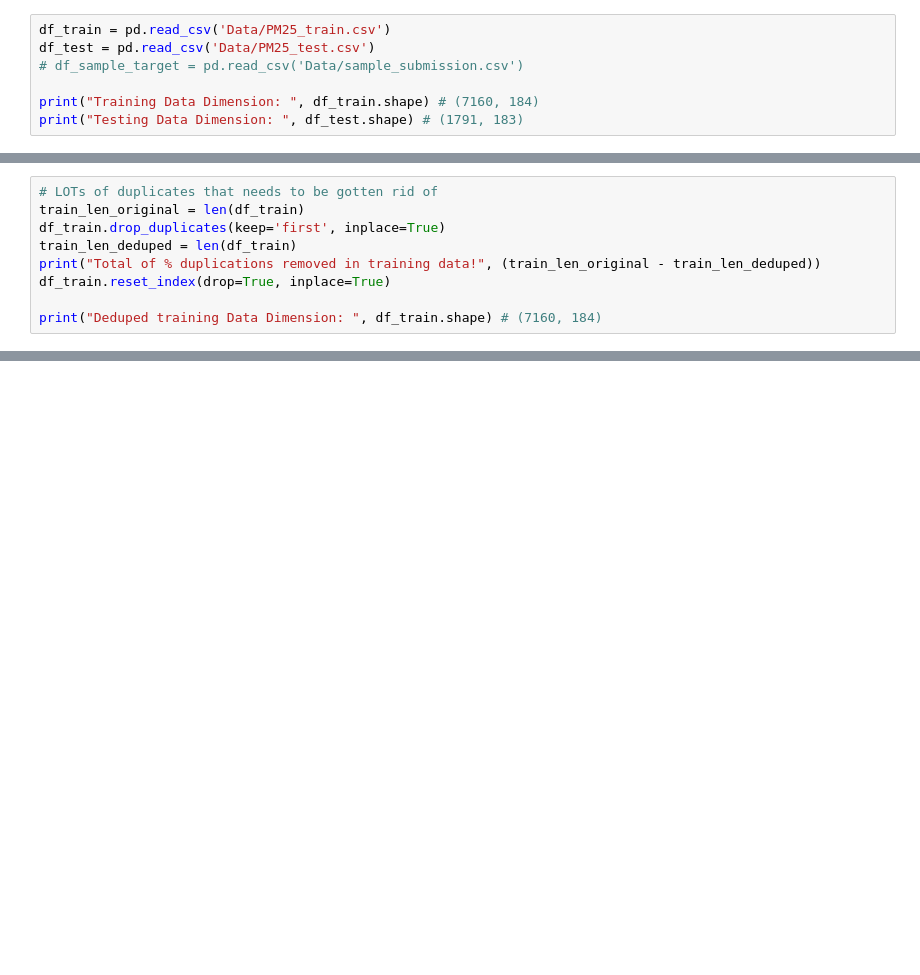
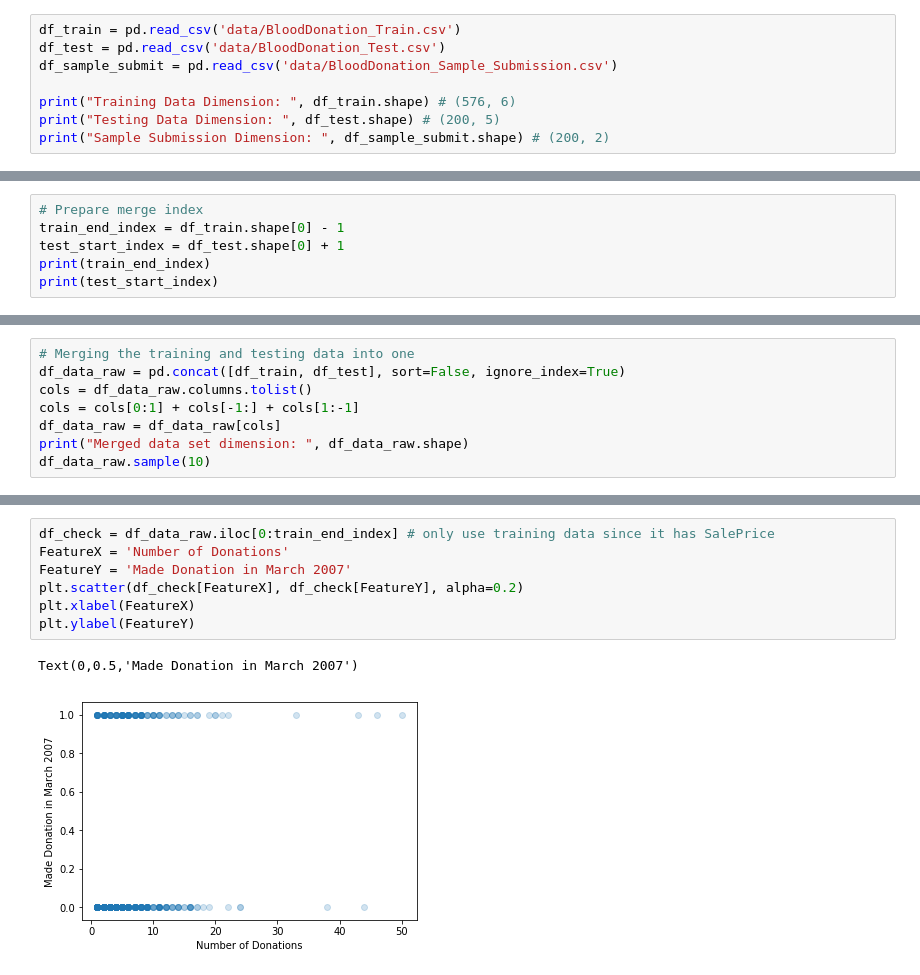
Before and after one commit to bing1106/Google_Analytics_Customer_Revenue_Prediction, a Jupyter notebook: src/blood_preprocessing_Bing.ipynb, the cells around one changed output, grey strips where cells are left out. Drawn from its saved outputs; the diff is of its cells as text; blank space fills up the shorter version.

```diff
--- a/src/blood_preprocessing_Bing.ipynb
+++ b/src/blood_preprocessing_Bing.ipynb
@@ -14,7 +15,8 @@ set working directory
 # %%
-df_train = pd.read_csv('Data/PM25_train.csv')
-df_test = pd.read_csv('Data/PM25_test.csv')
-# df_sample_target = pd.read_csv('Data/sample_submission.csv')
+df_train = pd.read_csv('data/BloodDonation_Train.csv')
+df_test = pd.read_csv('data/BloodDonation_Test.csv')
+df_sample_submit = pd.read_csv('data/BloodDonation_Sample_Submission.csv')
 
-print("Training Data Dimension: ", df_train.shape) # (7160, 184)
-print("Testing Data Dimension: ", df_test.shape) # (1791, 183)
+print("Training Data Dimension: ", df_train.shape) # (576, 6)
+print("Testing Data Dimension: ", df_test.shape) # (200, 5)
+print("Sample Submission Dimension: ", df_sample_submit.shape) # (200, 2)
@@ -21,9 +27,6 @@ print("Testing Data Dimension: ", df_test.shape) # (1791, 183)
-# %%
-# LOTs of duplicates that needs to be gotten rid of
-train_len_original = len(df_train)
-df_train.drop_duplicates(keep='first', inplace=True)
-train_len_deduped = len(df_train)
-print("Total of % duplications removed in training data!", (train_len_original - train_len_deduped))
-df_train.reset_index(drop=True, inplace=True)
-
-print("Deduped training Data Dimension: ", df_train.shape) # (7160, 184)
+# %%
+# Prepare merge index
+train_end_index = df_train.shape[0] - 1
+test_start_index = df_test.shape[0] + 1
+print(train_end_index)
+print(test_start_index)
@@ -29,0 +54,8 @@ print("Deduped training Data Dimension: ", df_train.shape) # (7160, 184)
+# %%
+# Merging the training and testing data into one
+df_data_raw = pd.concat([df_train, df_test], sort=False, ignore_index=True)
+cols = df_data_raw.columns.tolist()
+cols = cols[0:1] + cols[-1:] + cols[1:-1]
+df_data_raw = df_data_raw[cols]
+print("Merged data set dimension: ", df_data_raw.shape)
+df_data_raw.sample(10)
@@ -29,0 +86,10 @@ print("Deduped training Data Dimension: ", df_train.shape) # (7160, 184)
+# %%
+df_check = df_data_raw.iloc[0:train_end_index] # only use training data since it has SalePrice
+FeatureX = 'Number of Donations'
+FeatureY = 'Made Donation in March 2007'
+plt.scatter(df_check[FeatureX], df_check[FeatureY], alpha=0.2)
+plt.xlabel(FeatureX)
+plt.ylabel(FeatureY)
+# %% [output]
+Text(0,0.5,'Made Donation in March 2007')
+[figure, added]
```
Also changed, not shown: parts of 12 cells of this notebook.
